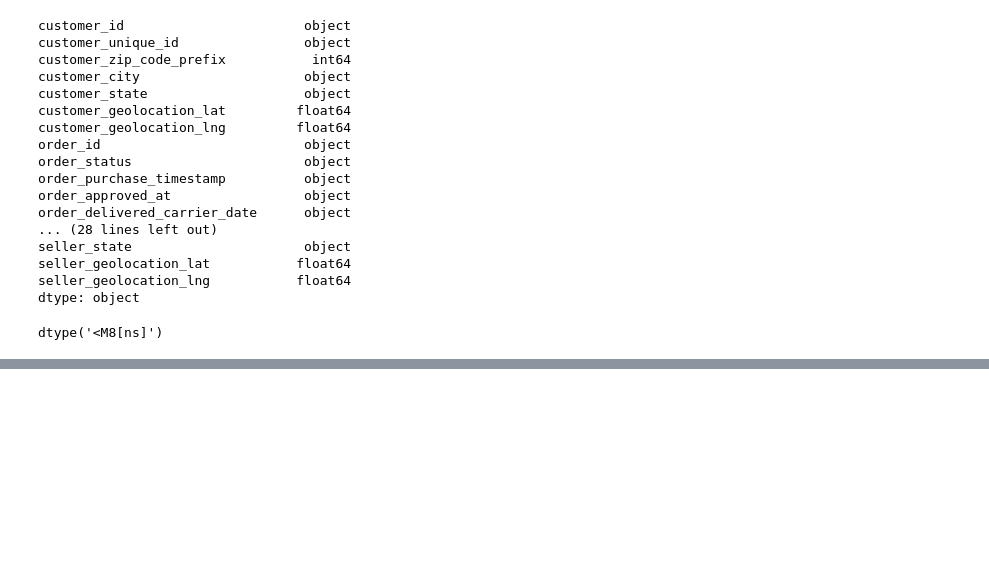
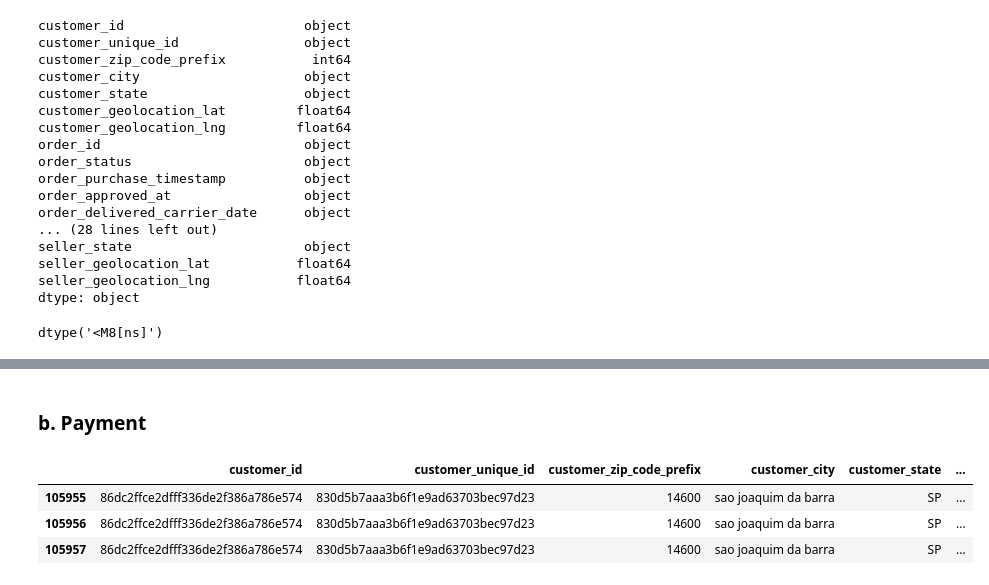
Before and after one commit to RobinPbt/P5-Openclassrooms, a Jupyter notebook: P5_cleaning.ipynb, the cells around one changed output, grey strips where cells are left out. Saved outputs shown, nothing was run; the diff lists cells and outputs as text; code cells hidden in the pictures; blank space fills up the shorter version.

```diff
--- a/P5_cleaning.ipynb
+++ b/P5_cleaning.ipynb
@@ -891,0 +1000,10 @@ dtype('<M8[ns]')
+# %% [markdown]
+### b. Payment
+# %%
+# Looking missing values
+data[data['payment_sequential'].isna()]
+# %% [output]
+|  | customer_id | customer_unique_id | customer_zip_code_prefix | customer_city | customer_state | ... |
+| 105955 | 86dc2ffce2dfff336de2f386a786e574 | 830d5b7aaa3b6f1e9ad63703bec97d23 | 14600 | sao joaquim da barra | SP | ... |
+| 105956 | 86dc2ffce2dfff336de2f386a786e574 | 830d5b7aaa3b6f1e9ad63703bec97d23 | 14600 | sao joaquim da barra | SP | ... |
+| 105957 | 86dc2ffce2dfff336de2f386a786e574 | 830d5b7aaa3b6f1e9ad63703bec97d23 | 14600 | sao joaquim da barra | SP | ... |
```
Also changed, not shown: parts of 41 cells of this notebook.
